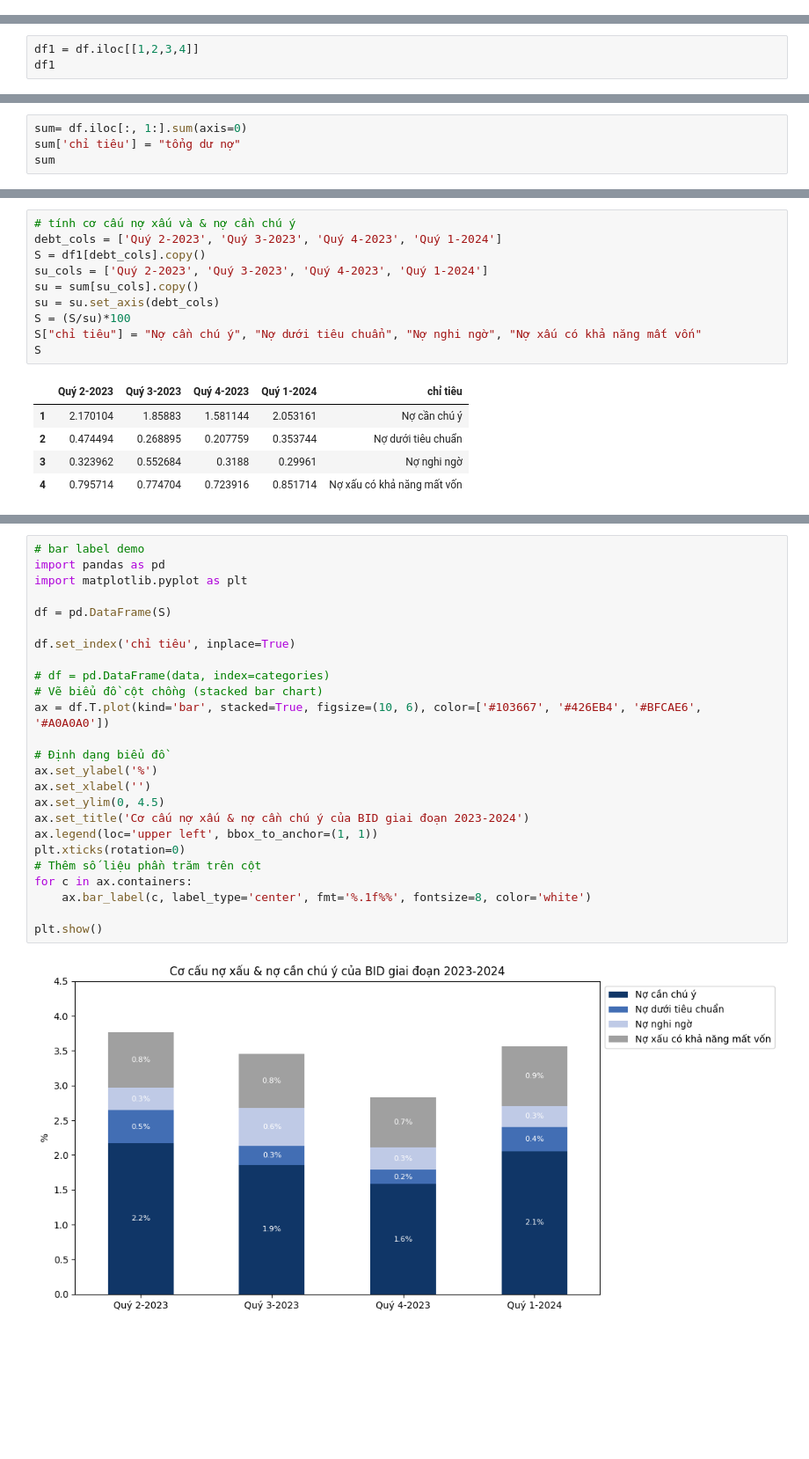
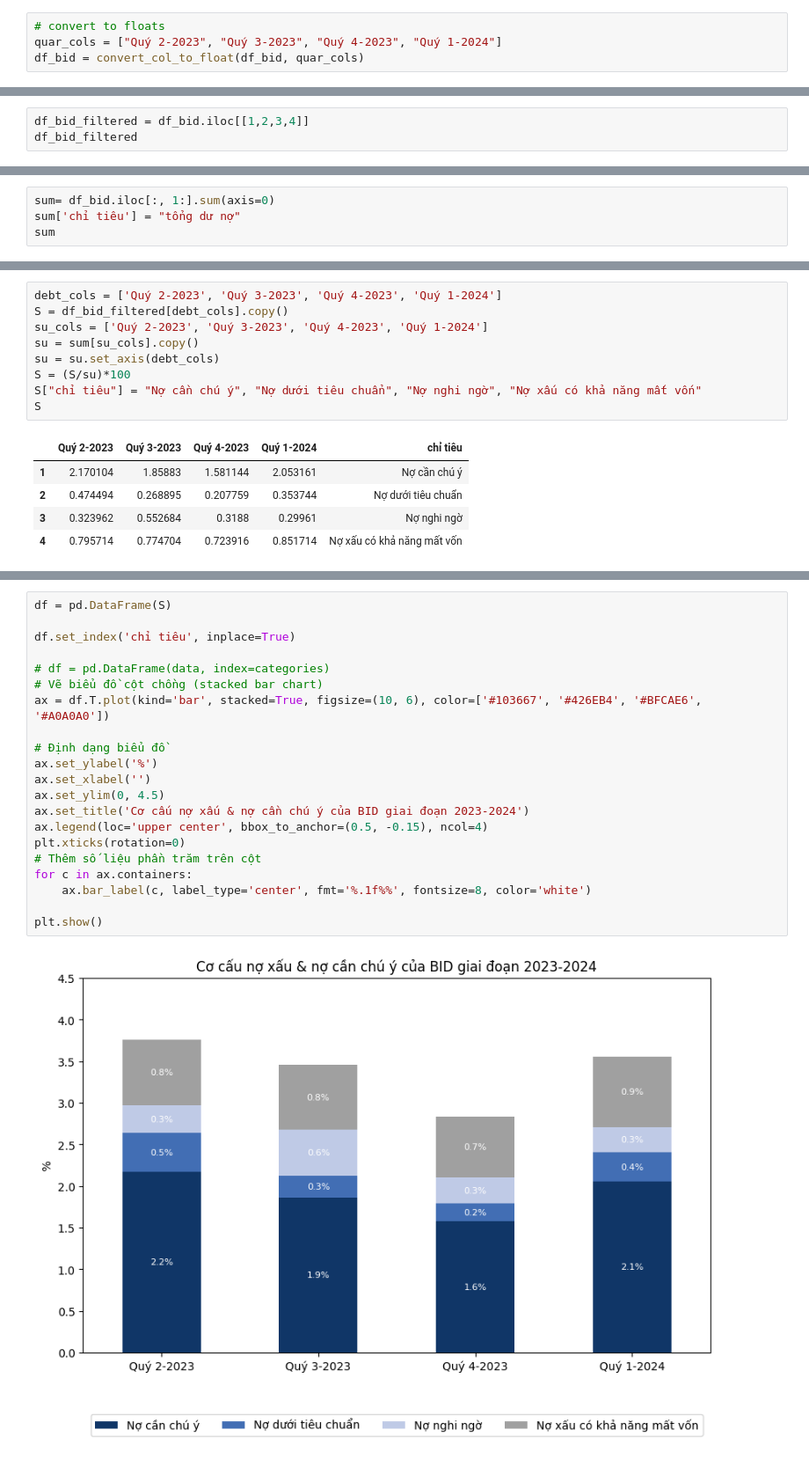
Before and after one commit to BarbaraKieu2409/Analyze_BID_stock, a Jupyter notebook: bid_bctc.ipynb, the cells around one changed output, grey strips where cells are left out. Shown: that part at 88% size. Cells and saved outputs as stored; diff of their text form; blank space fills up the shorter version.

```diff
--- a/bid_bctc.ipynb
+++ b/bid_bctc.ipynb
@@ -954,0 +1016,4 @@ df
+# %%
+# convert to floats
+quar_cols = ["Quý 2-2023", "Quý 3-2023", "Quý 4-2023", "Quý 1-2024"]
+df_bid = convert_col_to_float(df_bid, quar_cols)
@@ -955,6 +1029,6 @@ df
 # %%
-df1 = df.iloc[[1,2,3,4]]
-df1
+df_bid_filtered = df_bid.iloc[[1,2,3,4]]
+df_bid_filtered
 # %% [output]
 |  | Chỉ tiêu | Quý 2-2023 | Quý 3-2023 | Quý 4-2023 | Quý 1-2024 |
 | 1 | Nợ cần chú ý | 3.535244e+10 | 3.073486e+10 | 2.810744e+10 | 3.683227e+10 |
@@ -968,5 +1044,5 @@ Index(['Chỉ tiêu', 'Quý 2-2023', 'Quý 3-2023', 'Quý 4-2023', 'Quý 1-2024'
 # %%
-sum= df.iloc[:, 1:].sum(axis=0)
+sum= df_bid.iloc[:, 1:].sum(axis=0)
 sum['chỉ tiêu'] = "tổng dư nợ"
 sum
 # %% [output]
@@ -979,7 +1057,6 @@ dtype: object
 # %%
-# tính cơ cấu nợ xấu và & nợ cần chú ý
 debt_cols = ['Quý 2-2023', 'Quý 3-2023', 'Quý 4-2023', 'Quý 1-2024']
-S = df1[debt_cols].copy()
+S = df_bid_filtered[debt_cols].copy()
 su_cols = ['Quý 2-2023', 'Quý 3-2023', 'Quý 4-2023', 'Quý 1-2024']
 su = sum[su_cols].copy()
 su = su.set_axis(debt_cols)
@@ -995,27 +1074,23 @@ S
 # %%
-# bar label demo
-import pandas as pd
-import matplotlib.pyplot as plt
-
 df = pd.DataFrame(S)
 
 df.set_index('chỉ tiêu', inplace=True)
 
 # df = pd.DataFrame(data, index=categories)
 # Vẽ biểu đồ cột chồng (stacked bar chart)
 ax = df.T.plot(kind='bar', stacked=True, figsize=(10, 6), color=['#103667', '#426EB4', '#BFCAE6', '#A0A0A0'])
 
 # Định dạng biểu đồ
 ax.set_ylabel('%')
 ax.set_xlabel('')
 ax.set_ylim(0, 4.5)
 ax.set_title('Cơ cấu nợ xấu & nợ cần chú ý của BID giai đoạn 2023-2024')
-ax.legend(loc='upper left', bbox_to_anchor=(1, 1))
+ax.legend(loc='upper center', bbox_to_anchor=(0.5, -0.15), ncol=4)
 plt.xticks(rotation=0)
 # Thêm số liệu phần trăm trên cột
 for c in ax.containers:
     ax.bar_label(c, label_type='center', fmt='%.1f%%', fontsize=8, color='white')
 
 plt.show()
 # %% [output]
-[figure, old version]
+[figure, new version]
```
Also changed, not shown: parts of 145 cells of this notebook, 20 other files.
